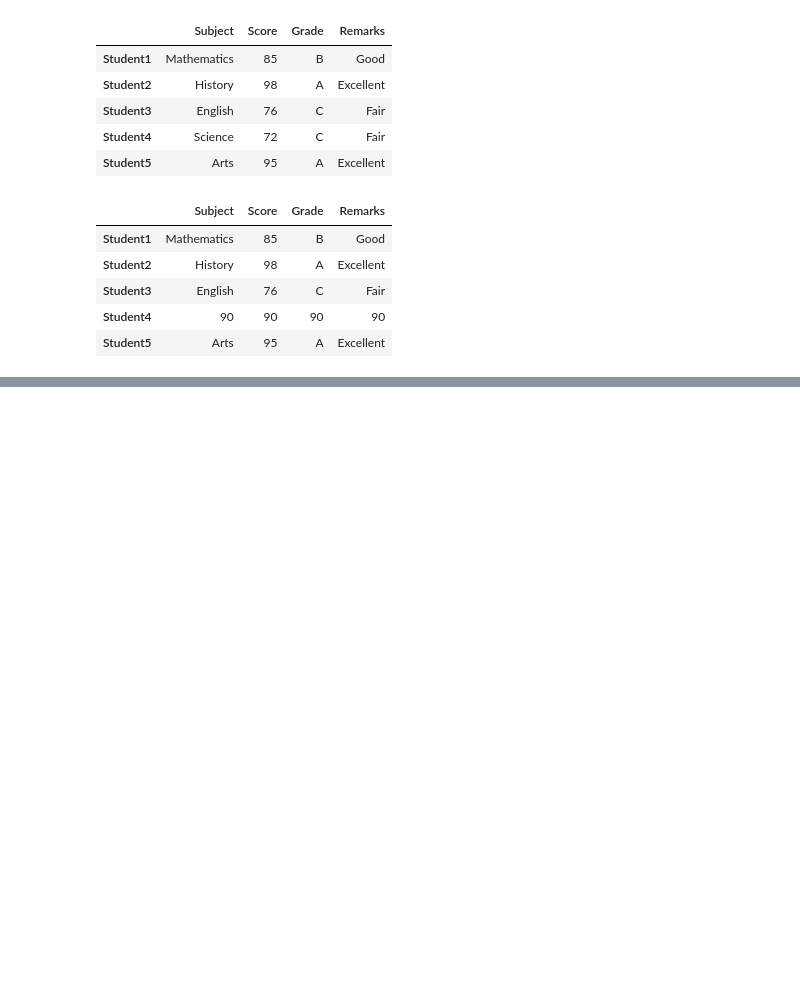
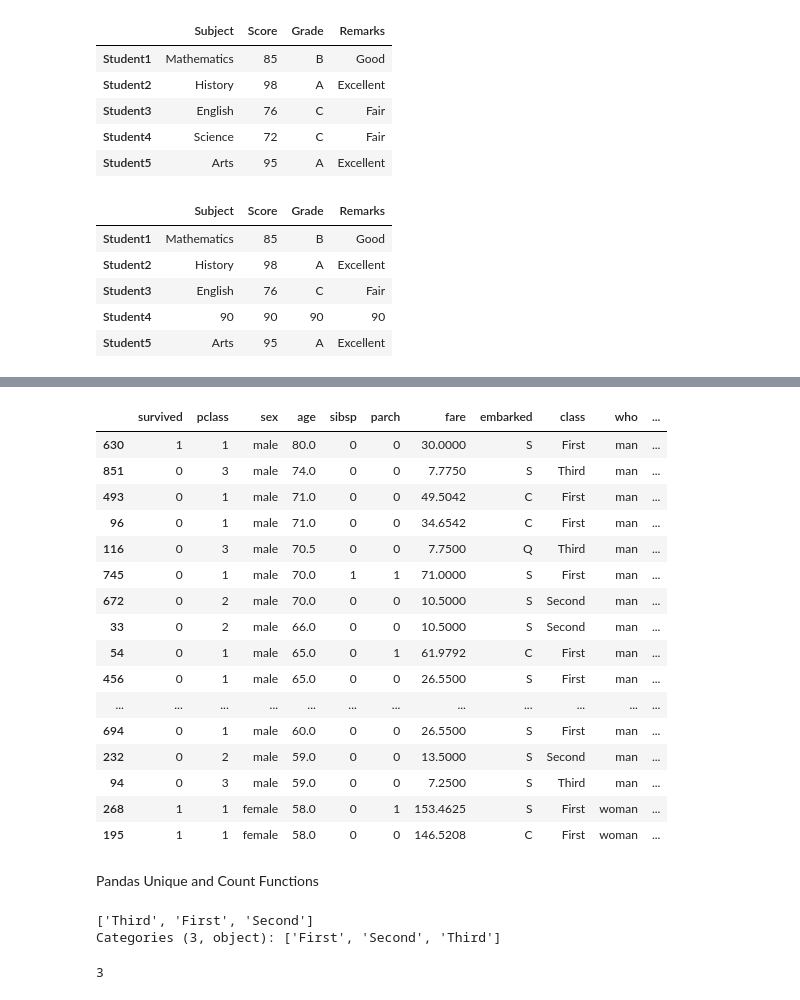
Before and after one commit to KennedyMungai/pandas_refresher, a Jupyter notebook: pandas_refresher_3.ipynb, the cells around one changed output, grey strips where cells are left out. Drawn from its saved outputs; the diff is of its cells as text; code cells hidden in the pictures; blank space fills up the shorter version.

```diff
--- a/pandas_refresher_3.ipynb
+++ b/pandas_refresher_3.ipynb
@@ -234,0 +527,32 @@ my_df
+# %%
+age_sorted_data = titanic_data.sort_values(by=['age', 'fare'], ascending=False)
+age_sorted_data.head(30)
+# %% [output]
+|  | survived | pclass | sex | age | sibsp | parch | fare | embarked | class | who | ... |
+| 630 | 1 | 1 | male | 80.0 | 0 | 0 | 30.0000 | S | First | man | ... |
+| 851 | 0 | 3 | male | 74.0 | 0 | 0 | 7.7750 | S | Third | man | ... |
+| 493 | 0 | 1 | male | 71.0 | 0 | 0 | 49.5042 | C | First | man | ... |
+| 96 | 0 | 1 | male | 71.0 | 0 | 0 | 34.6542 | C | First | man | ... |
+| 116 | 0 | 3 | male | 70.5 | 0 | 0 | 7.7500 | Q | Third | man | ... |
+| 745 | 0 | 1 | male | 70.0 | 1 | 1 | 71.0000 | S | First | man | ... |
+| 672 | 0 | 2 | male | 70.0 | 0 | 0 | 10.5000 | S | Second | man | ... |
+| 33 | 0 | 2 | male | 66.0 | 0 | 0 | 10.5000 | S | Second | man | ... |
+| 54 | 0 | 1 | male | 65.0 | 0 | 1 | 61.9792 | C | First | man | ... |
+| 456 | 0 | 1 | male | 65.0 | 0 | 0 | 26.5500 | S | First | man | ... |
+| ... | ... | ... | ... | ... | ... | ... | ... | ... | ... | ... | ... |
+| 694 | 0 | 1 | male | 60.0 | 0 | 0 | 26.5500 | S | First | man | ... |
+| 232 | 0 | 2 | male | 59.0 | 0 | 0 | 13.5000 | S | Second | man | ... |
+| 94 | 0 | 3 | male | 59.0 | 0 | 0 | 7.2500 | S | Third | man | ... |
+| 268 | 1 | 1 | female | 58.0 | 0 | 1 | 153.4625 | S | First | woman | ... |
+| 195 | 1 | 1 | female | 58.0 | 0 | 0 | 146.5208 | C | First | woman | ... |
+# %% [markdown]
+<p>Pandas Unique and Count Functions</p>
+# %%
+titanic_data['class'].unique()
+# %% [output]
+['Third', 'First', 'Second']
+Categories (3, object): ['First', 'Second', 'Third']
+# %%
+titanic_data['class'].nunique()
+# %% [output]
+3
```
Also changed, not shown: parts of 40 cells of this notebook.
